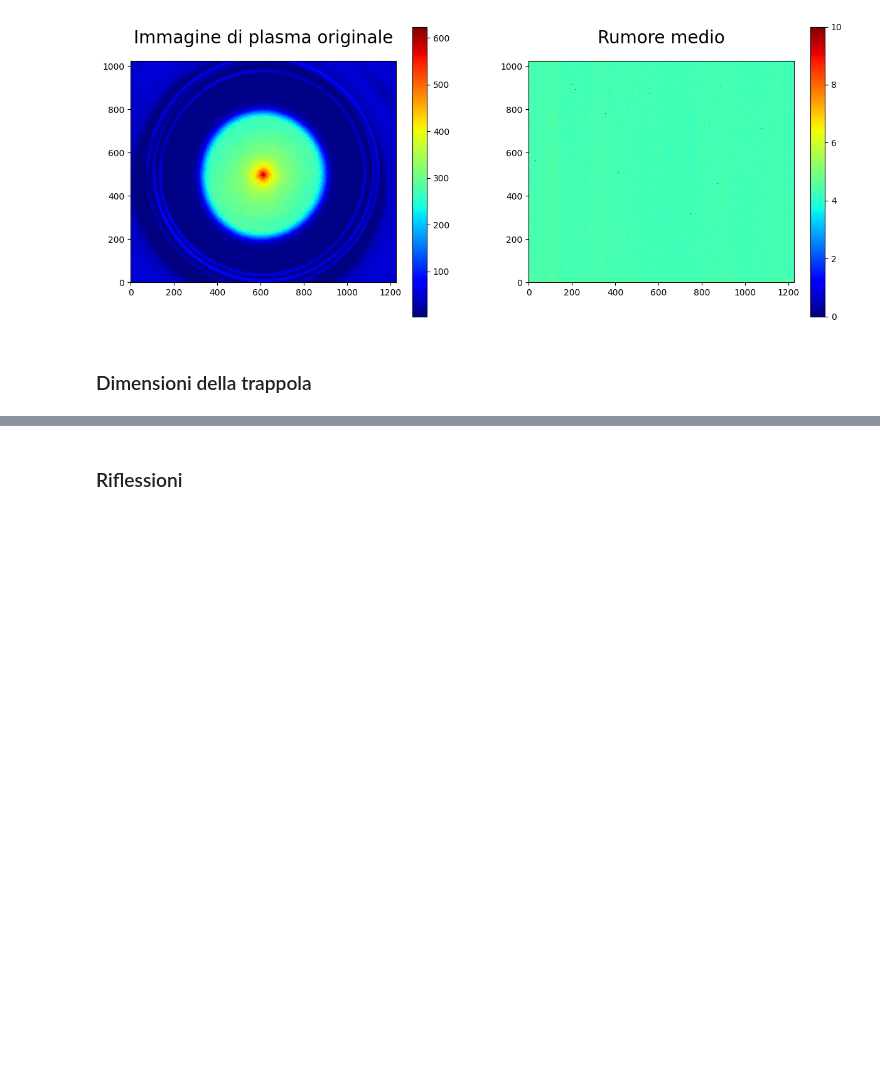
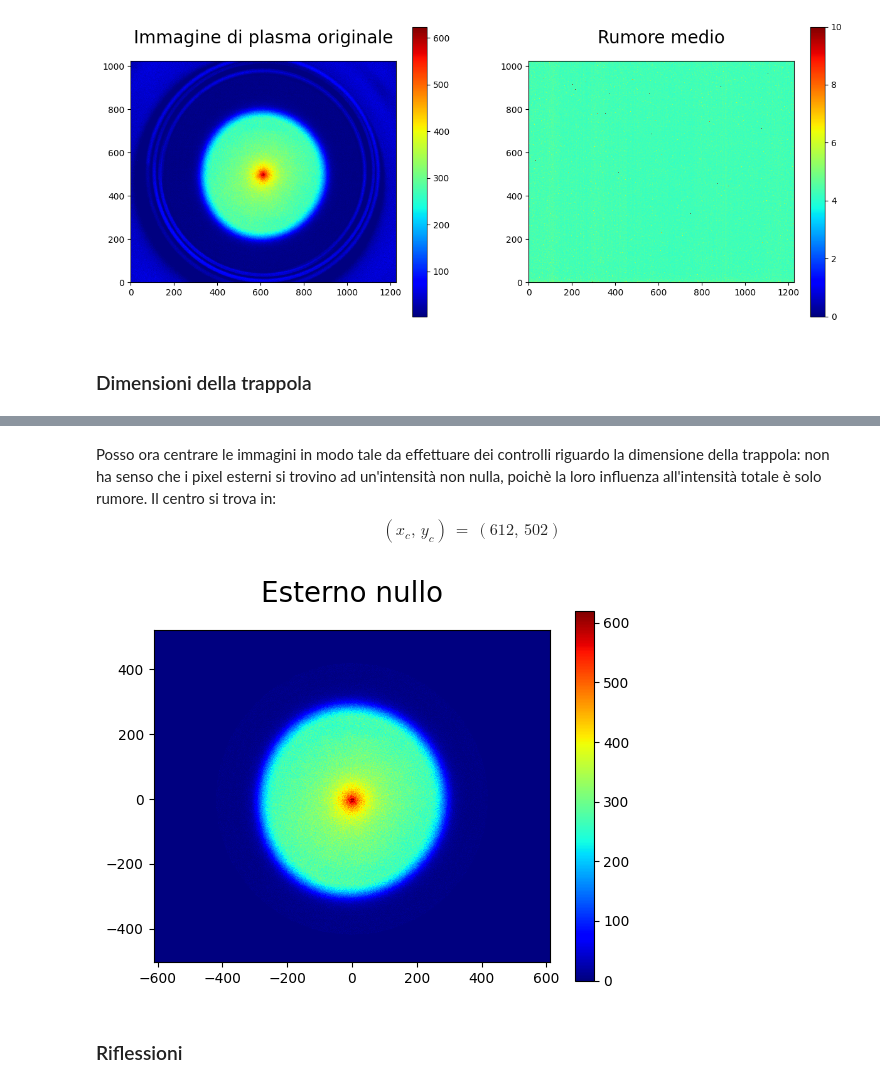
Before and after one commit to Negrini085/LaboPlasmi, a Jupyter notebook: Esperienze/Esperienza 0/esp0.ipynb, the cells around one changed output, grey strips where cells are left out. Saved outputs shown, nothing was run; the diff lists cells and outputs as text; code cells hidden in the pictures; blank space fills up the shorter version.

Commit message:
Annullo l'esterno della trappola

```diff
--- a/Esperienze/Esperienza 0/esp0.ipynb
+++ b/Esperienze/Esperienza 0/esp0.ipynb
@@ -64,2 +82,33 @@ plt.show()
+# %% [markdown]
+Posso ora centrare le immagini in modo tale da effettuare dei controlli riguardo la dimensione della trappola: non ha senso che i pixel esterni si trovino ad un'intensità non nulla, poichè la loro influenza all'intensità totale è solo rumore. Il centro si trova in:
+$$\left(x_c,\,y_c\right)\,=\,\left(612,\,502\right)$$
+# %%
+x = np.linspace(-col/2, col/2, col)
+y = np.linspace(-row/2 + 10, row/2 + 10, row)
+
+X, Y = np.meshgrid(x, y)
+
+
+
+plasma = np.array(Image.open("Dati/CAMimages/plasma/plasma001.tif"))
+plasma = plasma - mean_noise
+
+mask = plasma < 0
+plasma[mask] = 0
+
+mask = (X*X + Y*Y) > pow(419, 2)
+plasma[mask] = 0
+
+# Faccio plot
+cax = plt.pcolormesh(X, Y, plasma, cmap='jet')
+plt.colorbar(cax); plt.gca().set_aspect('equal')
+plt.title(f'Esterno nullo', fontsize = 20, pad=20)
+
+plt.show()
+
+del x, y
+del X, Y
+# %% [output]
+[figure, added]
 # %% [markdown]
 ### Riflessioni
```
Also changed, not shown: parts of 3 cells of this notebook.
